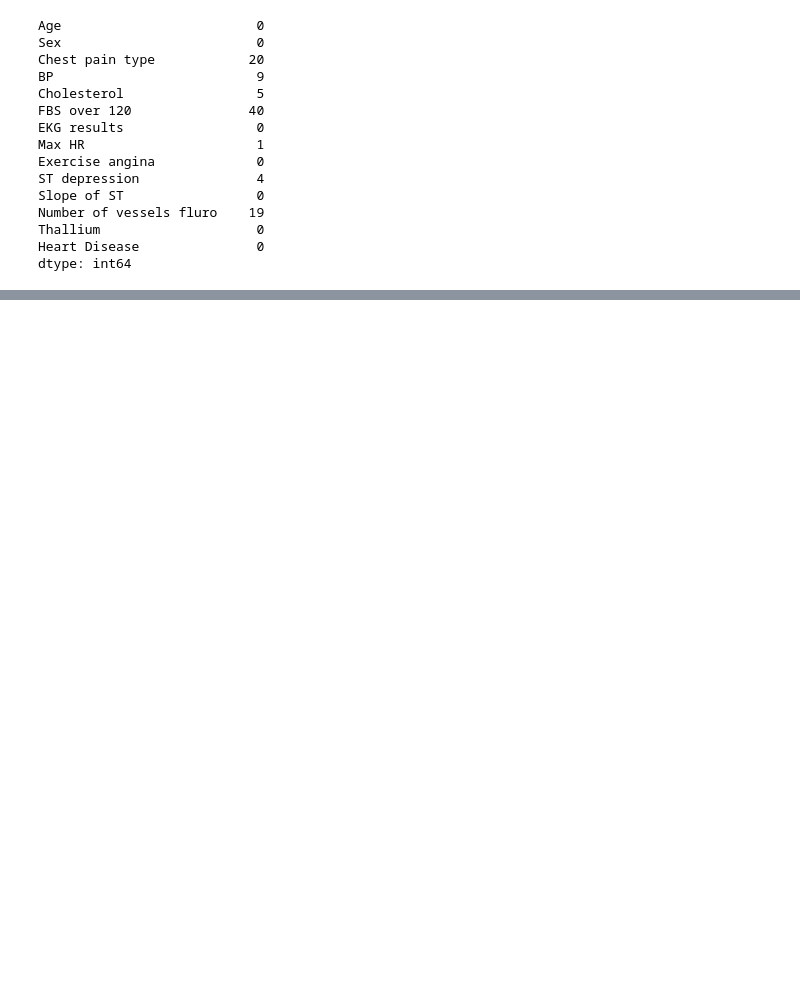
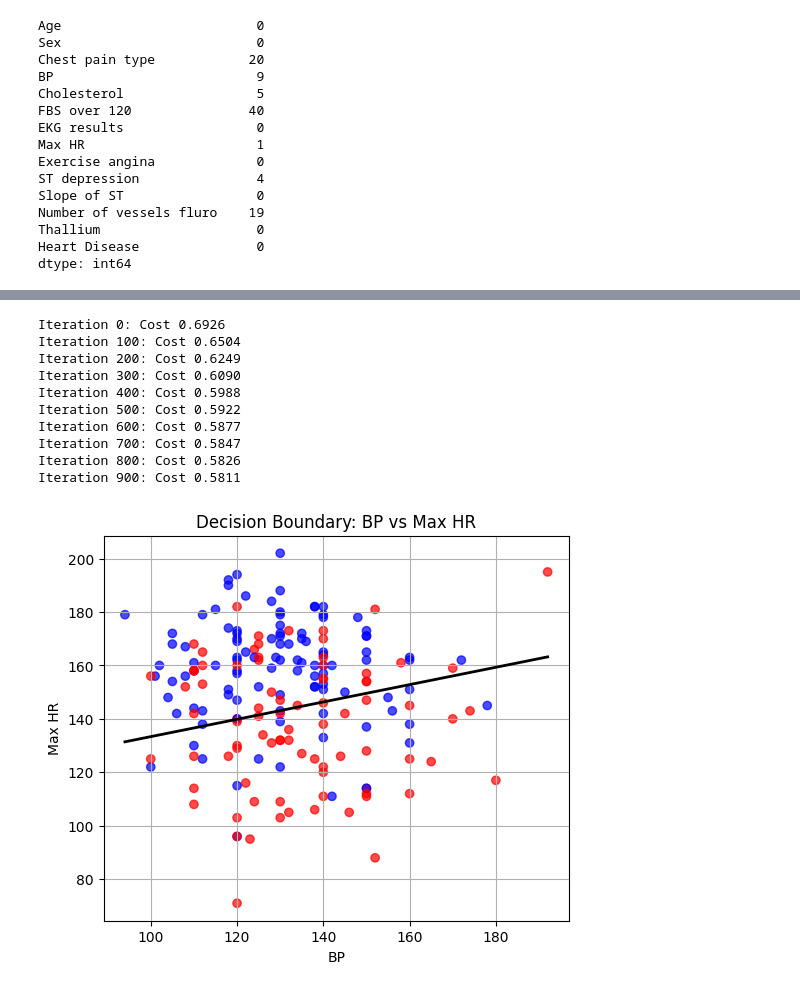
Before and after one commit to SantiagoAmaya21/TDSE_heart_disease_risk_prediction, a Jupyter notebook: heart_disease_lr_analysis.ipynb, the cells around one changed output, grey strips where cells are left out. Saved outputs shown, nothing was run; the diff lists cells and outputs as text; code cells hidden in the pictures; blank space fills up the shorter version.

```diff
--- a/heart_disease_lr_analysis.ipynb
+++ b/heart_disease_lr_analysis.ipynb
@@ -85,0 +407,18 @@ df_1 = df_1.sample(frac=1, random_state=42)
+# %%
+pair2 = ["BP", "Max HR"]
+X_pair2 = train_df[pair2].values
+y_pair2 = train_df["Heart Disease"].values
+
+plot_decision_boundary(X_pair2, y_pair2, pair2)
+# %% [output]
+Iteration 0: Cost 0.6926
+Iteration 100: Cost 0.6504
+Iteration 200: Cost 0.6249
+Iteration 300: Cost 0.6090
+Iteration 400: Cost 0.5988
+Iteration 500: Cost 0.5922
+Iteration 600: Cost 0.5877
+Iteration 700: Cost 0.5847
+Iteration 800: Cost 0.5826
+Iteration 900: Cost 0.5811
+[figure, added]
```
Also changed, not shown: parts of 44 cells of this notebook, 1 other file.
